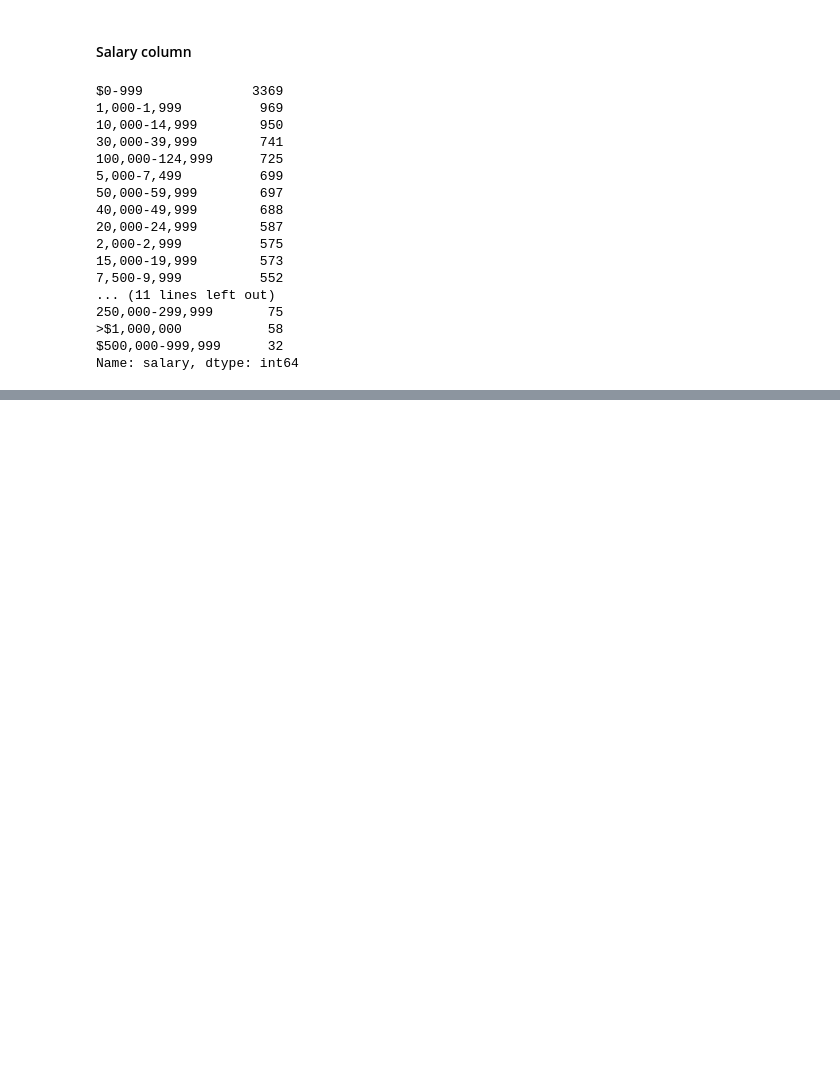
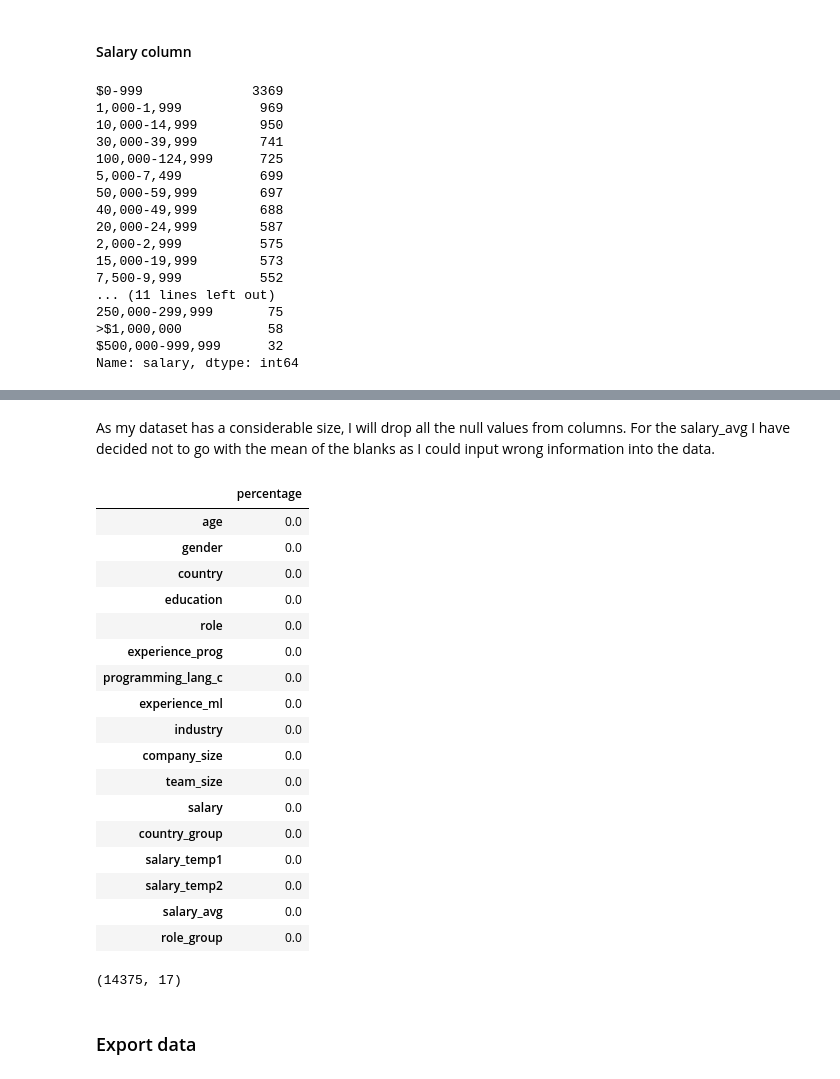
Before and after one commit to ritasilv/Final-Project-Major-Tom-To-GAP-Control, a Jupyter notebook: GAP_data_cleaning.ipynb, the cells around one changed output, grey strips where cells are left out. Cells and saved outputs as stored; diff of their text form; code cells hidden in the pictures; blank space fills up the shorter version.

```diff
--- a/GAP_data_cleaning.ipynb
+++ b/GAP_data_cleaning.ipynb
@@ -461,0 +567,31 @@ check_null(data)
+# %% [markdown]
+As my dataset has a considerable size, I will drop all the null values from columns. For the salary_avg I have decided not to go with the mean of the blanks as I could input wrong information into the data.
+# %%
+data = data.dropna()
+# %%
+check_null(data)
+# %% [output]
+|  | percentage |
+| age | 0.0 |
+| gender | 0.0 |
+| country | 0.0 |
+| education | 0.0 |
+| role | 0.0 |
+| experience_prog | 0.0 |
+| programming_lang_c | 0.0 |
+| experience_ml | 0.0 |
+| industry | 0.0 |
+| company_size | 0.0 |
+| team_size | 0.0 |
+| salary | 0.0 |
+| country_group | 0.0 |
+| salary_temp1 | 0.0 |
+| salary_temp2 | 0.0 |
+| salary_avg | 0.0 |
+| role_group | 0.0 |
+# %%
+data.shape
+# %% [output]
+(14375, 17)
+# %% [markdown]
+### Export data
```
Also changed, not shown: parts of 44 cells of this notebook, 4 other files.
